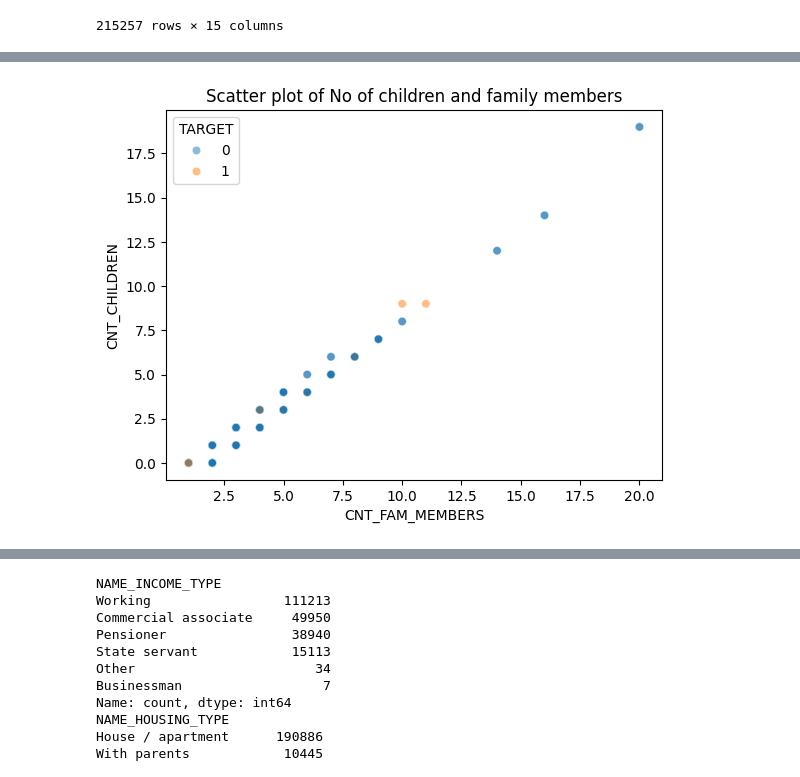
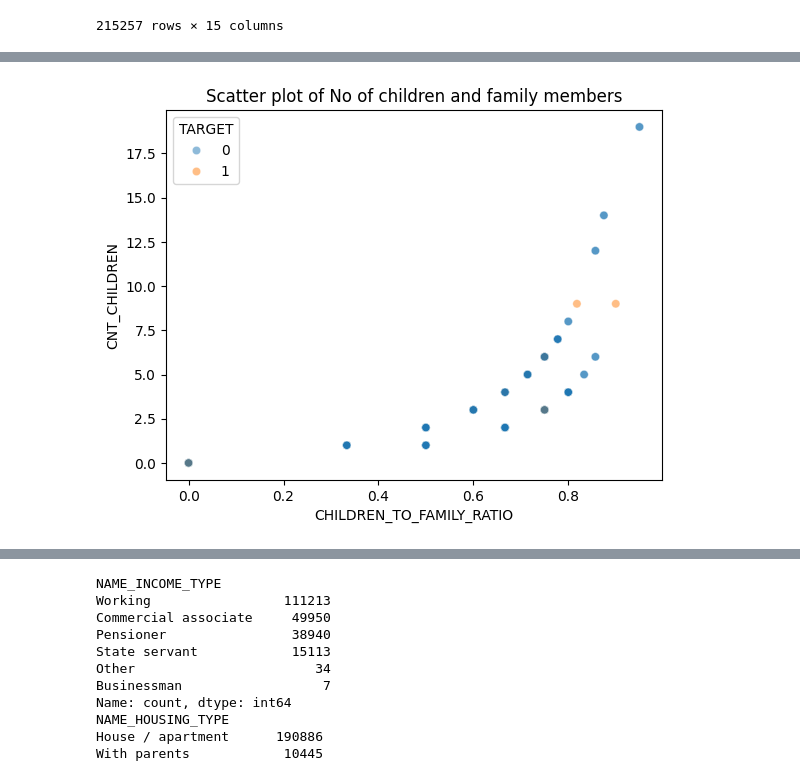
Before and after one commit to DvectorPrime/lendiq, a Jupyter notebook: ml-service/notebooks/FEATURE ENGINEERING.ipynb, the cells around one changed output, grey strips where cells are left out. Drawn from its saved outputs; the diff is of its cells as text; code cells hidden in the pictures.

```diff
--- a/ml-service/notebooks/FEATURE ENGINEERING.ipynb
+++ b/ml-service/notebooks/FEATURE ENGINEERING.ipynb
@@ -196,5 +197,9 @@ corr_matrix.corr()
 | ANNUITY_MONTHLY_INCOME_RATIO | 1.000000 | 0.788348 | 0.122360 |
 | CREDIT_INCOME_RATIO | 0.788348 | 1.000000 | 0.127033 |
 | ADULT_IN_HOUSE | 0.122360 | 0.127033 | 1.000000 |
+# %%
+df_final["CHILDREN_TO_FAMILY_RATIO"] = df_final["CNT_CHILDREN"] / df_final["CNT_FAM_MEMBERS"]
+
+df_final = df_final.drop(columns = ["CNT_FAM_MEMBERS"])
 # %%
 numerical_cols = [
@@ -225,7 +253,7 @@ plt.show()
 # %%
-sns.scatterplot(data=df_final, x='CNT_FAM_MEMBERS', y='CNT_CHILDREN', hue='TARGET', alpha=0.5)
+sns.scatterplot(data=df_final, x='CHILDREN_TO_FAMILY_RATIO', y='CNT_CHILDREN', hue='TARGET', alpha=0.5)
 
 plt.title("Scatter plot of No of children and family members")
 plt.show()
 # %% [output]
-[figure, old version]
+[figure, new version]
```
Also changed, not shown: parts of 25 cells of this notebook, 13 other files.
